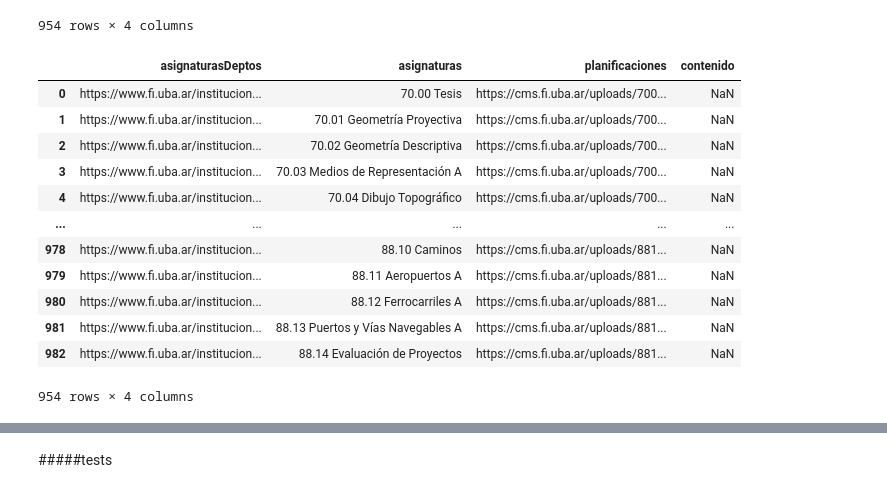
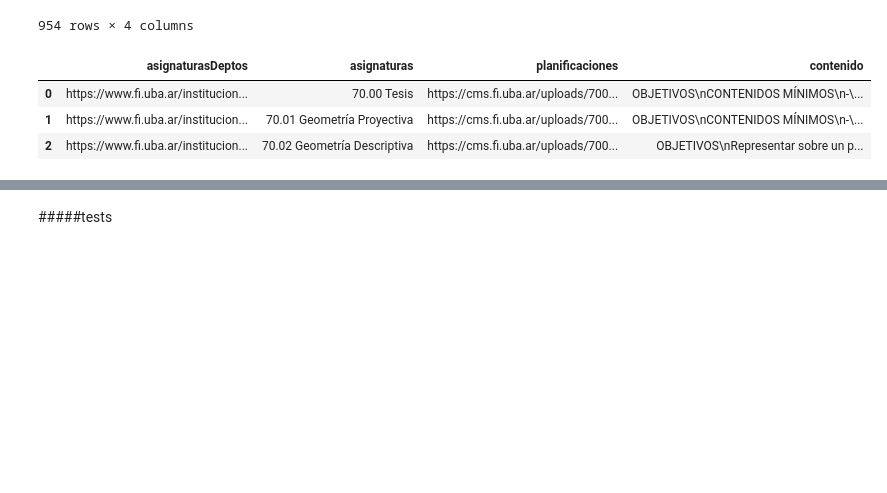
Before and after one commit to AlePaff/FIUBA-knowledge, a Jupyter notebook: scraping/procesamiento_de_nombres.ipynb, the cells around one changed output, grey strips where cells are left out. Saved outputs shown, nothing was run; the diff lists cells and outputs as text; code cells hidden in the pictures; blank space fills up the shorter version.

```diff
--- a/scraping/procesamiento_de_nombres.ipynb
+++ b/scraping/procesamiento_de_nombres.ipynb
@@ -130,21 +131,12 @@ sample5
 pd.options.mode.chained_assignment = None
 sample5["contenido"] = np.nan
 # %%
-sample5
+sample5. head(3)
 # %% [output]
 |  | asignaturasDeptos | asignaturas | planificaciones | contenido |
-| 0 | https://www.fi.uba.ar/institucion... | 70.00 Tesis | https://cms.fi.uba.ar/uploads/700... | NaN |
-| 1 | https://www.fi.uba.ar/institucion... | 70.01 Geometría Proyectiva | https://cms.fi.uba.ar/uploads/700... | NaN |
-| 2 | https://www.fi.uba.ar/institucion... | 70.02 Geometría Descriptiva | https://cms.fi.uba.ar/uploads/700... | NaN |
-| 3 | https://www.fi.uba.ar/institucion... | 70.03 Medios de Representación A | https://cms.fi.uba.ar/uploads/700... | NaN |
-| 4 | https://www.fi.uba.ar/institucion... | 70.04 Dibujo Topográfico | https://cms.fi.uba.ar/uploads/700... | NaN |
-| ... | ... | ... | ... | ... |
-| 978 | https://www.fi.uba.ar/institucion... | 88.10 Caminos | https://cms.fi.uba.ar/uploads/881... | NaN |
-| 979 | https://www.fi.uba.ar/institucion... | 88.11 Aeropuertos A | https://cms.fi.uba.ar/uploads/881... | NaN |
-| 980 | https://www.fi.uba.ar/institucion... | 88.12 Ferrocarriles A | https://cms.fi.uba.ar/uploads/881... | NaN |
-| 981 | https://www.fi.uba.ar/institucion... | 88.13 Puertos y Vías Navegables A | https://cms.fi.uba.ar/uploads/881... | NaN |
-| 982 | https://www.fi.uba.ar/institucion... | 88.14 Evaluación de Proyectos | https://cms.fi.uba.ar/uploads/881... | NaN |
+| 0 | https://www.fi.uba.ar/institucion... | 70.00 Tesis | https://cms.fi.uba.ar/uploads/700... | OBJETIVOS\nCONTENIDOS MÍNIMOS\n-\... |
+| 1 | https://www.fi.uba.ar/institucion... | 70.01 Geometría Proyectiva | https://cms.fi.uba.ar/uploads/700... | OBJETIVOS\nCONTENIDOS MÍNIMOS\n-\... |
+| 2 | https://www.fi.uba.ar/institucion... | 70.02 Geometría Descriptiva | https://cms.fi.uba.ar/uploads/700... | OBJETIVOS\nRepresentar sobre un p... |
-954 rows × 4 columns
 # %%
 #añade a cada columna la información extraida anteriormente
 total = sample5.shape[0]
```
Also changed, not shown: parts of 21 cells of this notebook.
